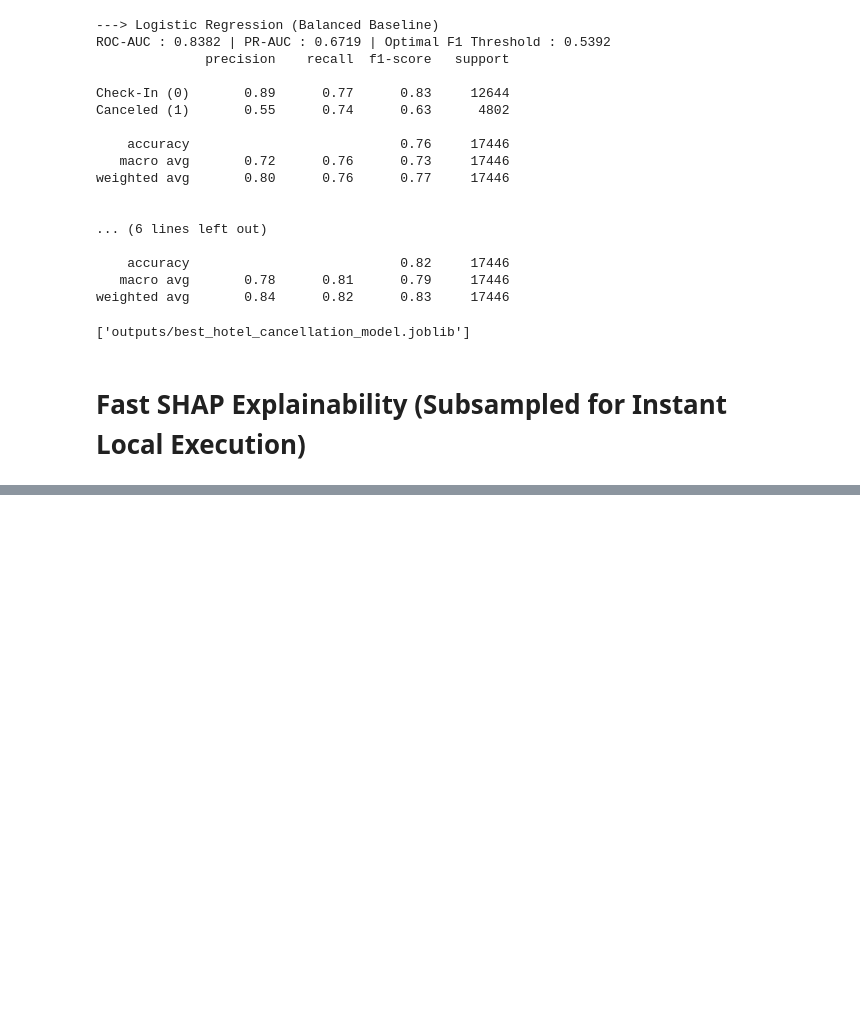
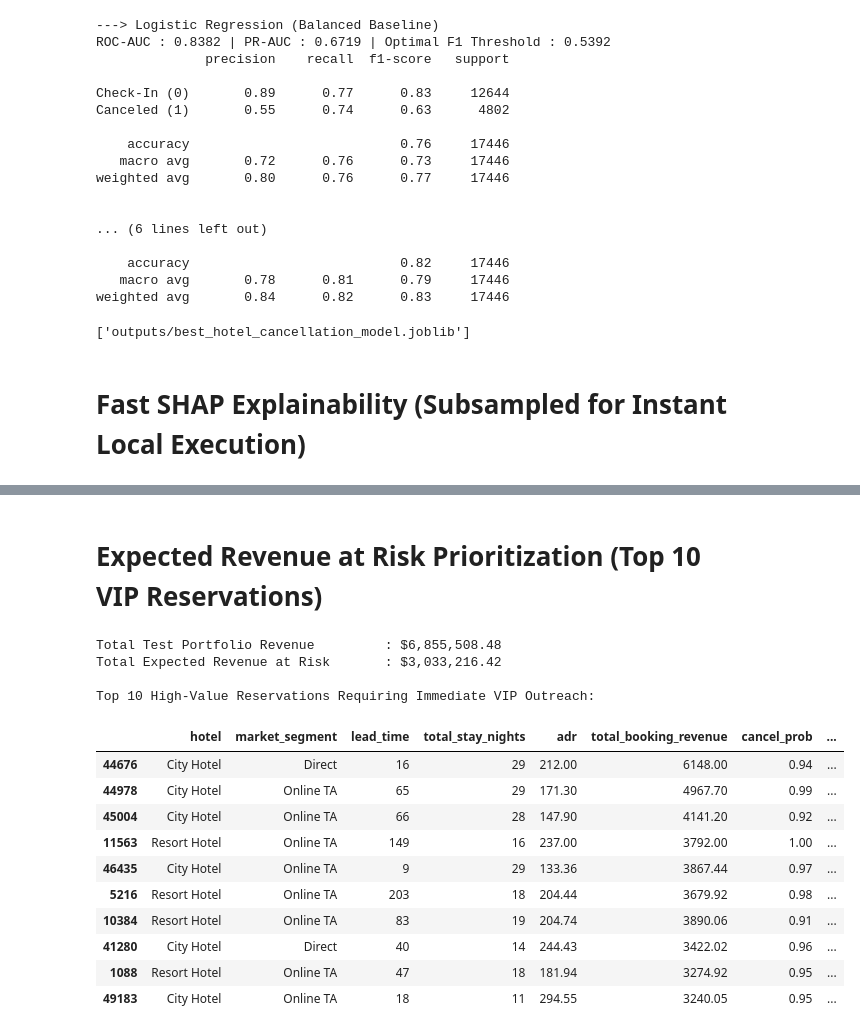
Before and after one commit to 05adji/100-days-real-world-ml, a Jupyter notebook: day-06-hotel-cancellation-prediction/src/notebook.ipynb, the cells around one changed output, grey strips where cells are left out. Drawn from its saved outputs; the diff is of its cells as text; code cells hidden in the pictures; blank space fills up the shorter version.

```diff
--- a/day-06-hotel-cancellation-prediction/src/notebook.ipynb
+++ b/day-06-hotel-cancellation-prediction/src/notebook.ipynb
@@ -328,0 +329,31 @@ plt.show()
+# %% [markdown]
+# Expected Revenue at Risk Prioritization (Top 10 VIP Reservations)
+# %%
+lgbm_pipe = models["LightGBM (Cancellation Risk Engine)"]
+cancel_probs = lgbm_pipe.predict_proba(X_test)[:, 1]
+
+risk_df = X_test[["hotel", "market_segment", "lead_time", "total_stay_nights", "adr", "total_booking_revenue"]].copy()
+risk_df["cancel_prob"] = cancel_probs
+risk_df["expected_revenue_at_risk"] = risk_df["cancel_prob"] * risk_df["total_booking_revenue"]
+risk_df["actual_canceled"] = y_test
+
+print(f"Total Test Portfolio Revenue         : ${risk_df['total_booking_revenue'].sum():,.2f}")
+print(f"Total Expected Revenue at Risk       : ${risk_df['expected_revenue_at_risk'].sum():,.2f}")
+print("\nTop 10 High-Value Reservations Requiring Immediate VIP Outreach:")
+display(risk_df.sort_values(by="expected_revenue_at_risk", ascending=False).head(10).round(2))
+# %% [output]
+Total Test Portfolio Revenue         : $6,855,508.48
+Total Expected Revenue at Risk       : $3,033,216.42
+
+Top 10 High-Value Reservations Requiring Immediate VIP Outreach:
+|  | hotel | market_segment | lead_time | total_stay_nights | adr | total_booking_revenue | cancel_prob | ... |
+| 44676 | City Hotel | Direct | 16 | 29 | 212.00 | 6148.00 | 0.94 | ... |
+| 44978 | City Hotel | Online TA | 65 | 29 | 171.30 | 4967.70 | 0.99 | ... |
+| 45004 | City Hotel | Online TA | 66 | 28 | 147.90 | 4141.20 | 0.92 | ... |
+| 11563 | Resort Hotel | Online TA | 149 | 16 | 237.00 | 3792.00 | 1.00 | ... |
+| 46435 | City Hotel | Online TA | 9 | 29 | 133.36 | 3867.44 | 0.97 | ... |
+| 5216 | Resort Hotel | Online TA | 203 | 18 | 204.44 | 3679.92 | 0.98 | ... |
+| 10384 | Resort Hotel | Online TA | 83 | 19 | 204.74 | 3890.06 | 0.91 | ... |
+| 41280 | City Hotel | Direct | 40 | 14 | 244.43 | 3422.02 | 0.96 | ... |
+| 1088 | Resort Hotel | Online TA | 47 | 18 | 181.94 | 3274.92 | 0.95 | ... |
+| 49183 | City Hotel | Online TA | 18 | 11 | 294.55 | 3240.05 | 0.95 | ... |
```
Also changed, not shown: parts of 1 cell of this notebook, 25 other files.
